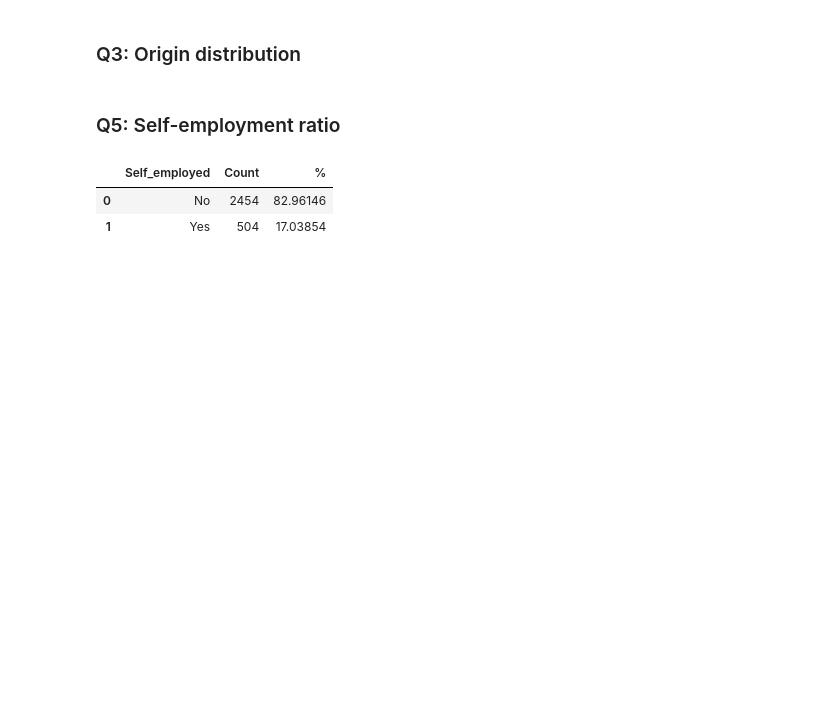
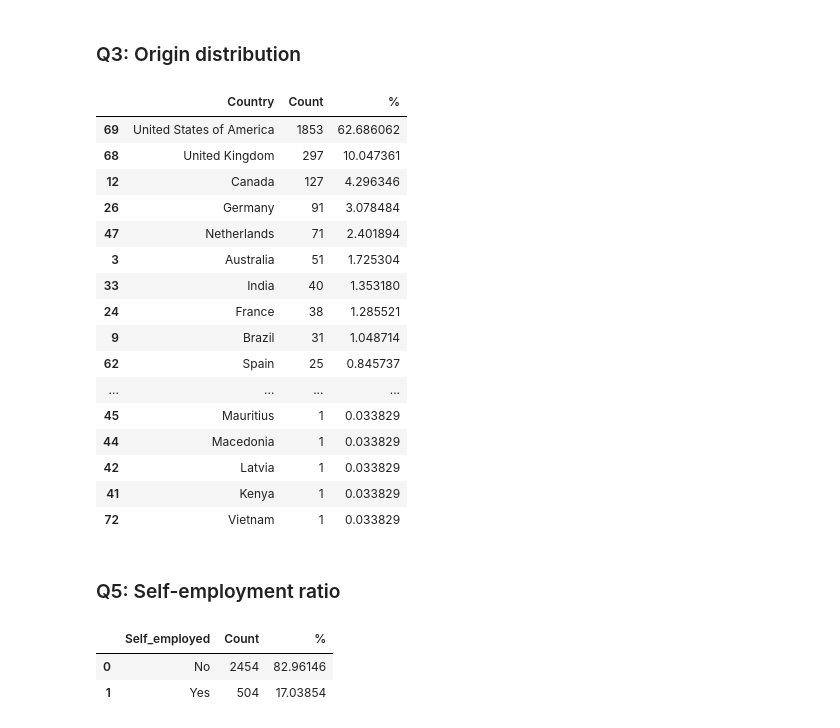
Before and after one commit to Selorikas/mental-health, a Jupyter notebook: mental-health.ipynb, the cells around one changed output. Drawn from its saved outputs; the diff is of its cells as text; code cells hidden in the pictures; blank space fills up the shorter version.

```diff
--- a/mental-health.ipynb
+++ b/mental-health.ipynb
@@ -210,5 +210,27 @@ gender_barplot.legend(bbox_to_anchor= (1,1))
 # %% [markdown]
 ### Q3: Origin distribution
+# %%
+q3_by_country = q3.groupby('Country').size().reset_index(name='Count')
+q3_by_country['%'] = append_count_in_percent(q3_by_country)
+q3_by_country.sort_values('Count', ascending=False)
+# %% [output]
+|  | Country | Count | % |
+| 69 | United States of America | 1853 | 62.686062 |
+| 68 | United Kingdom | 297 | 10.047361 |
+| 12 | Canada | 127 | 4.296346 |
+| 26 | Germany | 91 | 3.078484 |
+| 47 | Netherlands | 71 | 2.401894 |
+| 3 | Australia | 51 | 1.725304 |
+| 33 | India | 40 | 1.353180 |
+| 24 | France | 38 | 1.285521 |
+| 9 | Brazil | 31 | 1.048714 |
+| 62 | Spain | 25 | 0.845737 |
+| ... | ... | ... | ... |
+| 45 | Mauritius | 1 | 0.033829 |
+| 44 | Macedonia | 1 | 0.033829 |
+| 42 | Latvia | 1 | 0.033829 |
+| 41 | Kenya | 1 | 0.033829 |
+| 72 | Vietnam | 1 | 0.033829 |
 # %% [markdown]
 ### Q5: Self-employment ratio
 # %%
```
Also changed, not shown: parts of 5 cells of this notebook.
